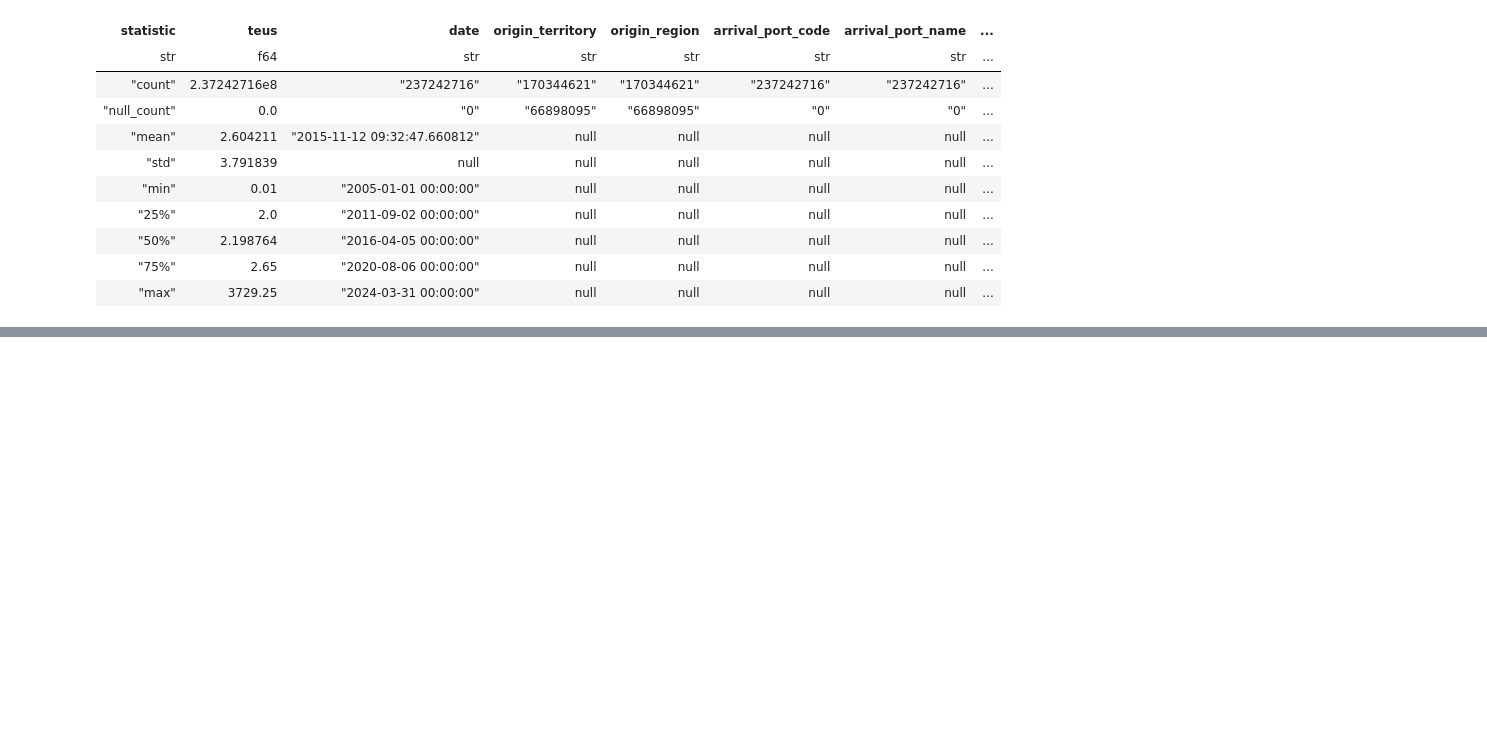
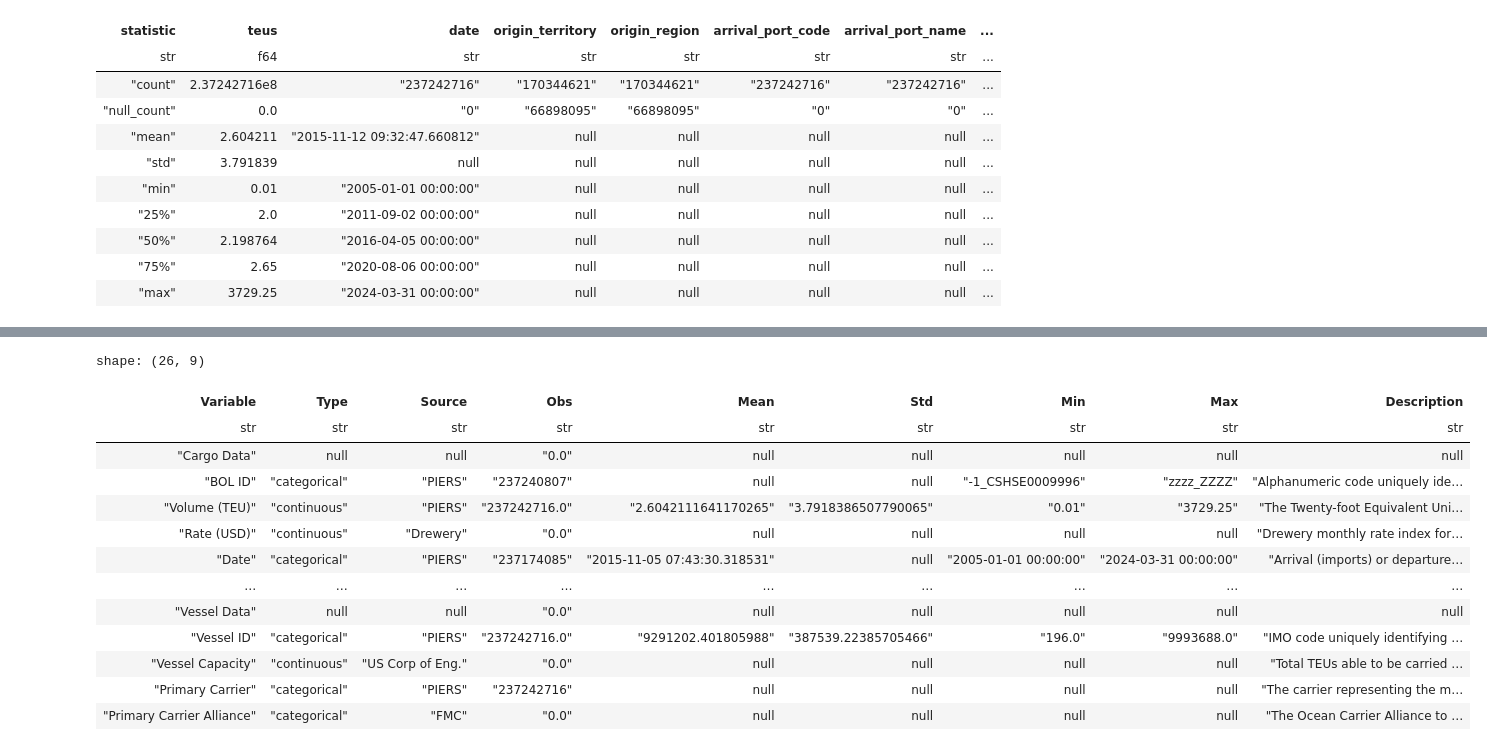
Before and after one commit to epistemetrica/Ocean-Carrier-Alliances-Project, a Jupyter notebook: analysis/oca_analyze.ipynb, the cells around one changed output, grey strips where cells are left out. Saved outputs shown, nothing was run; the diff lists cells and outputs as text; code cells hidden in the pictures; blank space fills up the shorter version.

```diff
--- a/analysis/oca_analyze.ipynb
+++ b/analysis/oca_analyze.ipynb
@@ -53,0 +116,40 @@ shape: (9, 31)
+# %%
+
+#transpose desc df
+desc_df = (
+    desc_df
+    .transpose(include_header=True, column_names='statistic')
+    #select desired cols in order
+    .select('count', 'mean', 'std', 'min', 'max')
+)
+
+#add desc_df data to sum_df
+sum_df = (
+    sum_df
+    .with_columns(
+        Obs = desc_df.select('count').to_series(),
+        Mean = desc_df.select('mean').to_series(),
+        Std = desc_df.select('std').to_series(),
+        Min = desc_df.select('min').to_series(),
+        Max = desc_df.select('max').to_series()
+    )
+    #drop polars weirdness
+
+)
+# %%
+sum_df
+# %% [output]
+shape: (26, 9)
+| Variable | Type | Source | Obs | Mean | Std | Min | Max | Description |
+| str | str | str | str | str | str | str | str | str |
+| "Cargo Data" | null | null | "0.0" | null | null | null | null | null |
+| "BOL ID" | "categorical" | "PIERS" | "237240807" | null | null | "-1_CSHSE0009996" | "zzzz_ZZZZ" | "Alphanumeric code uniquely ide… |
+| "Volume (TEU)" | "continuous" | "PIERS" | "237242716.0" | "2.6042111641170265" | "3.7918386507790065" | "0.01" | "3729.25" | "The Twenty-foot Equivalent Uni… |
+| "Rate (USD)" | "continuous" | "Drewery" | "0.0" | null | null | null | null | "Drewery monthly rate index for… |
+| "Date" | "categorical" | "PIERS" | "237174085" | "2015-11-05 07:43:30.318531" | null | "2005-01-01 00:00:00" | "2024-03-31 00:00:00" | "Arrival (imports) or departure… |
+| … | … | … | … | … | … | … | … | … |
+| "Vessel Data" | null | null | "0.0" | null | null | null | null | null |
+| "Vessel ID" | "categorical" | "PIERS" | "237242716.0" | "9291202.401805988" | "387539.22385705466" | "196.0" | "9993688.0" | "IMO code uniquely identifying … |
+| "Vessel Capacity" | "continuous" | "US Corp of Eng." | "0.0" | null | null | null | null | "Total TEUs able to be carried … |
+| "Primary Carrier" | "categorical" | "PIERS" | "237242716" | null | null | null | null | "The carrier representing the m… |
+| "Primary Carrier Alliance" | "categorical" | "FMC" | "0.0" | null | null | null | null | "The Ocean Carrier Alliance to … |
```
Also changed, not shown: parts of 3 cells of this notebook, 2 other files.
